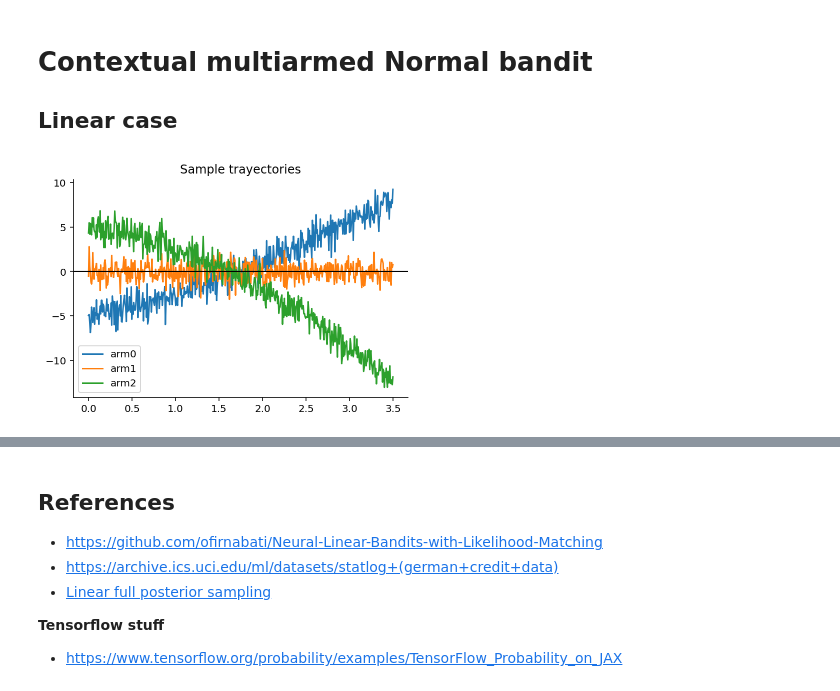
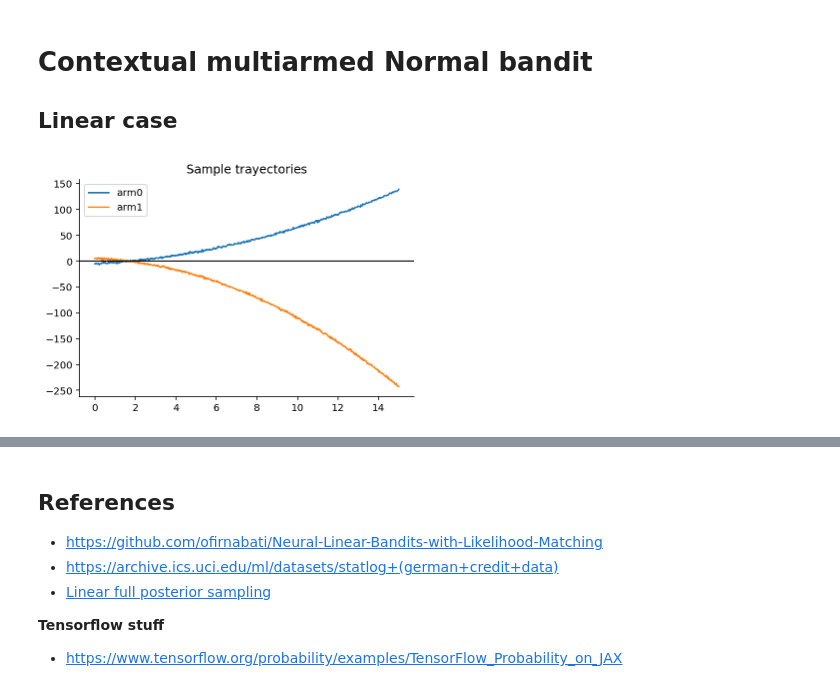
Before and after one commit to gerdm/misc, a Jupyter notebook: 2021-09/thompson-sampling-bandits.ipynb, the cells around one changed output, grey strips where cells are left out. Drawn from its saved outputs; the diff is of its cells as text; code cells hidden in the pictures.

```diff
--- a/2021-09/thompson-sampling-bandits.ipynb
+++ b/2021-09/thompson-sampling-bandits.ipynb
@@ -290,34 +291,36 @@ def thompson_sampling_step(model_params, state, model, environment):
 # %%
 W = jnp.array([
     [-5.0, 2.0, 0.5],
 #     [-0.5, 0.7, 0.1],
-    [0.0,  0.0, 0.0],
+#     [0.0,  0.0, 0.0],
     [5.0, -1.5, -1.0]
 ])
 
 sigmas = jnp.array([1.0, 1.0, 5.0, 1.0])
-sigmas = jnp.array([1.0, 1.0, 1.0])
+sigmas = jnp.array([1.0, 1.0])
+# sigmas = jnp.array([1.0, 1.0, 1.0])
 K, M = W.shape
 
 N = 500
-x = jnp.linspace(0, 3.5, N)
+T = 15
+x = jnp.linspace(0, T, N)
 X = jnp.c_[jnp.ones(N), x, x ** 2]
 
 true_params = {
     "w": W,
     "sigma2": sigmas ** 2
 }
 
 
 noise = random.multivariate_normal(key, mean=jnp.zeros(K), cov=jnp.eye(K) * sigmas, shape=(N,))
 Y = jnp.einsum("nm,km->nk", X, W) + noise
 
 plt.plot(x, Y)
 plt.title("Sample trayectories")
 plt.axhline(y=0, c="black")
 plt.legend([f"arm{i}" for i in range(K)]);
 # %% [output]
-[figure, old version]
+[figure, new version]
 # %%
 M = 3
 eta = 2.0
```
Also changed, not shown: parts of 15 cells of this notebook.
